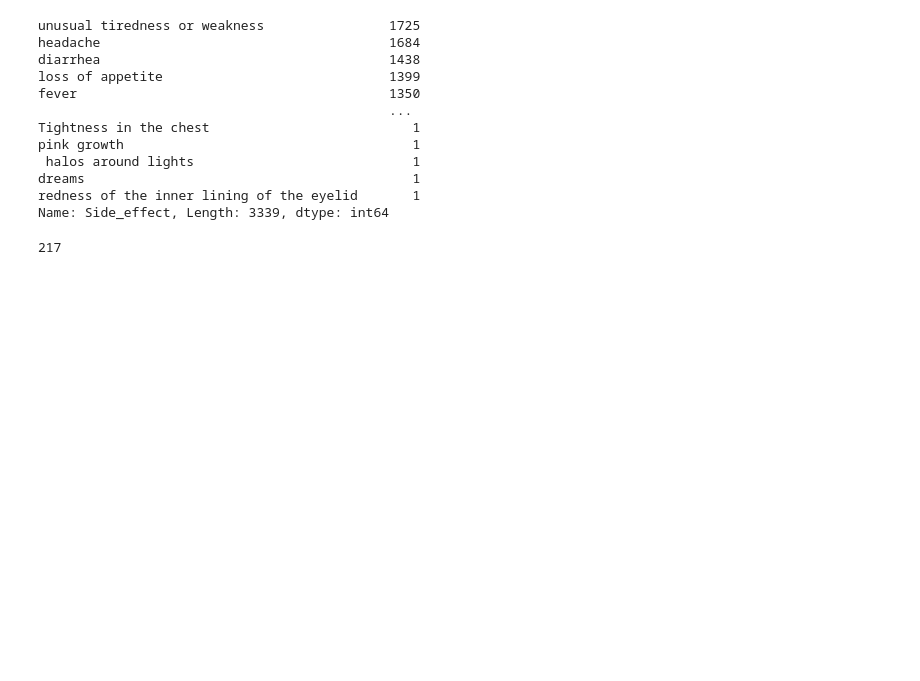
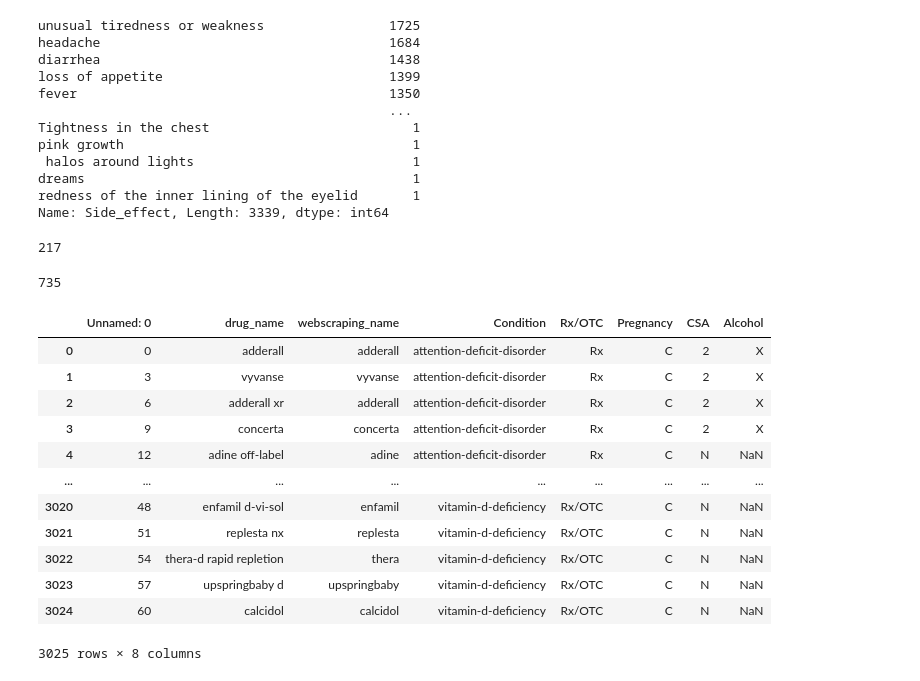
Before and after one commit to jacob-parks98/Smart_MAR, a Jupyter notebook: FDA_data_cleaning.ipynb, the cells around one changed output. Cells and saved outputs as stored; diff of their text form; code cells hidden in the pictures; blank space fills up the shorter version.

```diff
--- a/FDA_data_cleaning.ipynb
+++ b/FDA_data_cleaning.ipynb
@@ -455,0 +458,20 @@ len(set(SE_df['webscraping_name'])-set(fullconditions_df['webscraping_name']))
+# %%
+len(set(full_conditions_edit[full_conditions_edit['Rx/OTC'] == 'Rx']['drug_name']) - set(fda_df['webscraping_name']))
+# %% [output]
+735
+# %%
+full_conditions_edit
+# %% [output]
+|  | Unnamed: 0 | drug_name | webscraping_name | Condition | Rx/OTC | Pregnancy | CSA | Alcohol |
+| 0 | 0 | adderall | adderall | attention-deficit-disorder | Rx | C | 2 | X |
+| 1 | 3 | vyvanse | vyvanse | attention-deficit-disorder | Rx | C | 2 | X |
+| 2 | 6 | adderall xr | adderall | attention-deficit-disorder | Rx | C | 2 | X |
+| 3 | 9 | concerta | concerta | attention-deficit-disorder | Rx | C | 2 | X |
+| 4 | 12 | adine off-label | adine | attention-deficit-disorder | Rx | C | N | NaN |
+| ... | ... | ... | ... | ... | ... | ... | ... | ... |
+| 3020 | 48 | enfamil d-vi-sol | enfamil | vitamin-d-deficiency | Rx/OTC | C | N | NaN |
+| 3021 | 51 | replesta nx | replesta | vitamin-d-deficiency | Rx/OTC | C | N | NaN |
+| 3022 | 54 | thera-d rapid repletion | thera | vitamin-d-deficiency | Rx/OTC | C | N | NaN |
+| 3023 | 57 | upspringbaby d | upspringbaby | vitamin-d-deficiency | Rx/OTC | C | N | NaN |
+| 3024 | 60 | calcidol | calcidol | vitamin-d-deficiency | Rx/OTC | C | N | NaN |
+3025 rows × 8 columns
```
Also changed, not shown: parts of 9 cells of this notebook, 1 other file.
